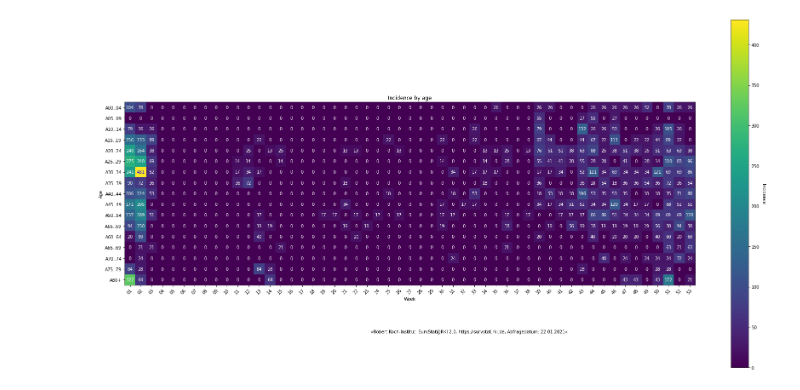
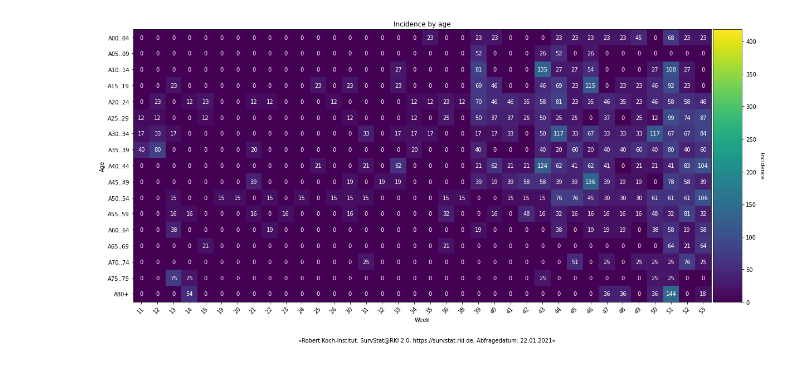
Before and after one commit to Bennyville/covid-incidence-flensburg, a Jupyter notebook: covid-incidence-by-age-flensburg.ipynb, the cells around one changed output. Drawn from its saved outputs; the diff is of its cells as text; code cells hidden in the pictures.

```diff
--- a/covid-incidence-by-age-flensburg.ipynb
+++ b/covid-incidence-by-age-flensburg.ipynb
@@ -33,12 +33,15 @@ def heatmap(data, vmax):
     ax.set_xlabel("Week")
     ax.set_ylabel("Age")
 
-    cbar = ax.figure.colorbar(im, ax=ax)
+    divider = make_axes_locatable(ax)
+    cax = divider.append_axes("right", size="5%", pad=0.05)
+
+    cbar = ax.figure.colorbar(im, cax=cax)
     cbar.ax.set_ylabel("Incidence", rotation=-90, va="bottom")
 
     plt.setp(ax.get_xticklabels(), rotation=45, ha="right", rotation_mode="anchor")
 
-    plt.figtext(0.5, 0.2, "»Robert Koch-Institut: SurvStat@RKI 2.0, https://survstat.rki.de, Abfragedatum: 22.01.2021« ", ha="center")
+    plt.figtext(0.5, 0.1, "»Robert Koch-Institut: SurvStat@RKI 2.0, https://survstat.rki.de, Abfragedatum: 22.01.2021« ", ha="center")
 
     for i in range(len(data.index)):
         for j in range(len(data.columns)):
@@ -48,12 +51,13 @@ def heatmap(data, vmax):
                 color = "w"
             text = ax.text(j, i, data.values[i, j], ha="center", va="center", color=color)
 
-    fig.set_size_inches(30, 15)
+    fig.subplots_adjust(bottom=0.2)
+    fig.set_size_inches(20, 10)
     plt.show()
 # %%
-heatmap(data20)
+heatmap(data20, vmax)
 # %% [output]
-[figure, old version]
+[figure, new version]
 # %%
 heatmap(data21, vmax)
 # %% [output]
```
Also changed, not shown: parts of 1 cell of this notebook.
